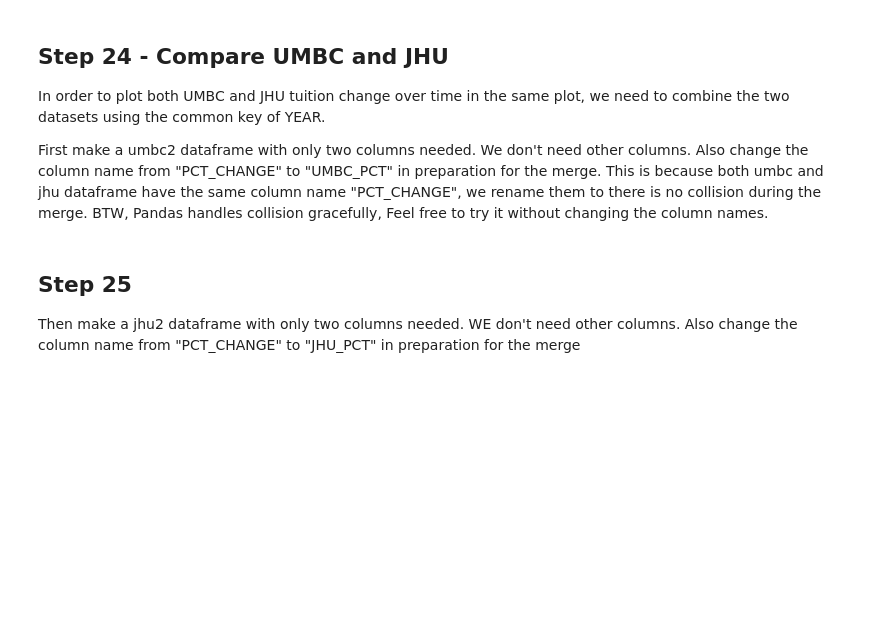
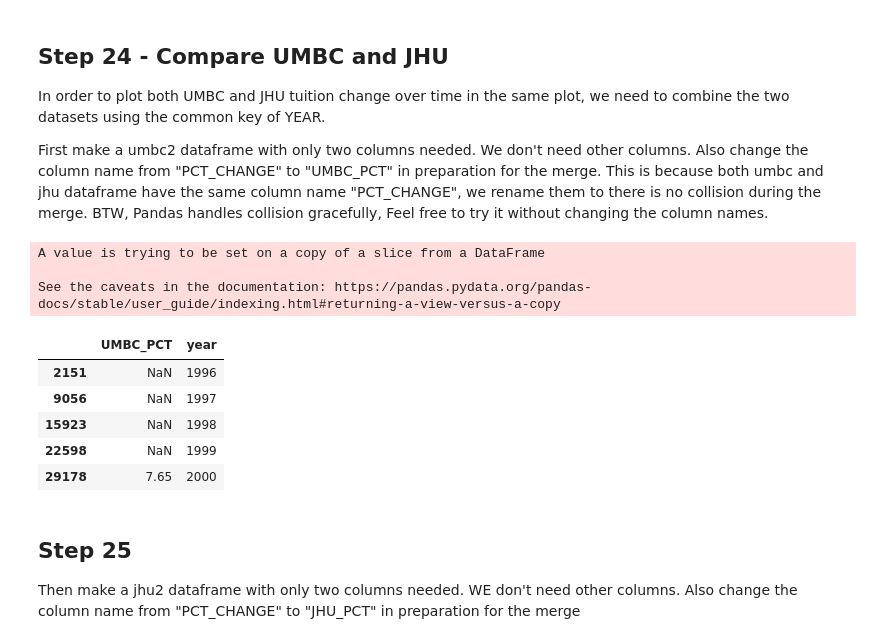
Before and after one commit to vunnampragathi/690-stats-and-visu, a Jupyter notebook: assignments_06/assignment_06.ipynb, the cells around one changed output. Drawn from its saved outputs; the diff is of its cells as text; code cells hidden in the pictures; blank space fills up the shorter version.

```diff
--- a/assignments_06/assignment_06.ipynb
+++ b/assignments_06/assignment_06.ipynb
@@ -627,3 +652,18 @@ First make a umbc2 dataframe with only two columns needed. We don't need other c
+# %%
+#(Write code here)
+umbc2 = df1[['percent_change_tution', 'year']]
+umbc2.rename(columns = {'percent_change_tution': 'UMBC_PCT'}, inplace=True)
+umbc2.head()
+# %% [output]
+A value is trying to be set on a copy of a slice from a DataFrame
+
+See the caveats in the documentation: https://pandas.pydata.org/pandas-docs/stable/user_guide/indexing.html#returning-a-view-versus-a-copy
+|  | UMBC_PCT | year |
+| 2151 | NaN | 1996 |
+| 9056 | NaN | 1997 |
+| 15923 | NaN | 1998 |
+| 22598 | NaN | 1999 |
+| 29178 | 7.65 | 2000 |
 # %% [markdown]
 ## Step 25
 
```
Also changed, not shown: parts of 23 cells of this notebook.
